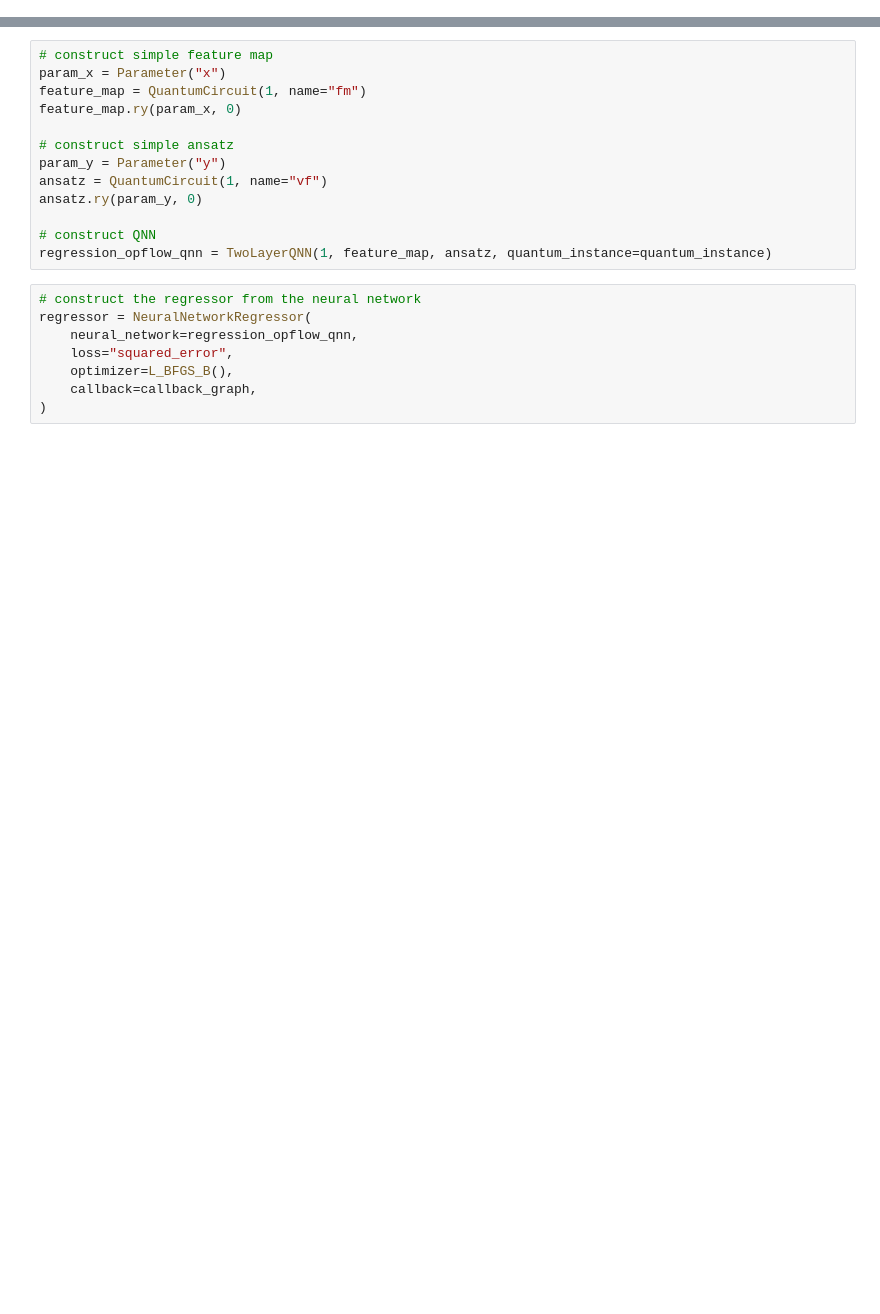
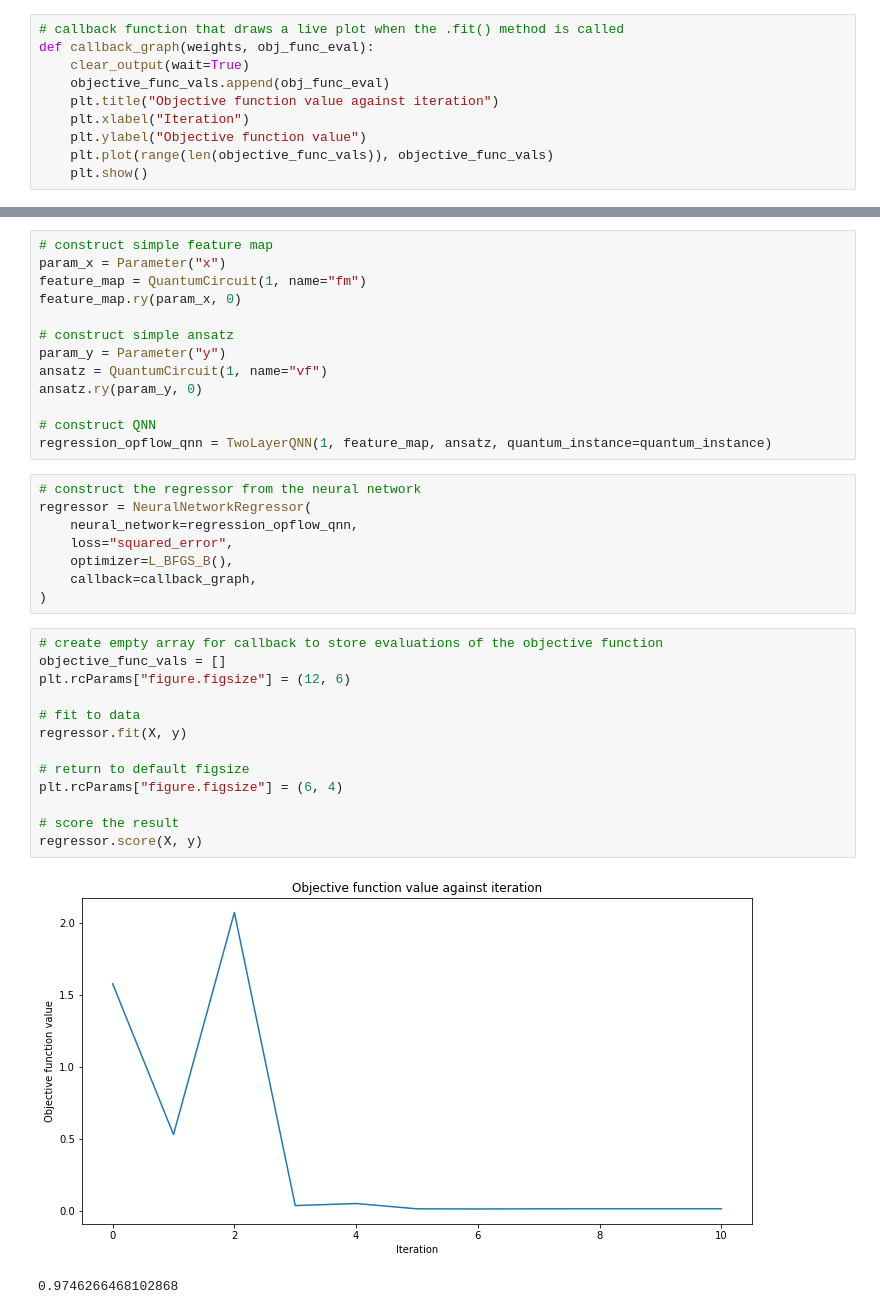
Before and after one commit to RodrigoMoOr/ApplaudoStudios-ADC-2022-QuantumML, a Jupyter notebook: Quantum/regression.ipynb, the cells around one changed output, grey strips where cells are left out. Drawn from its saved outputs; the diff is of its cells as text; blank space fills up the shorter version.

```diff
--- a/Quantum/regression.ipynb
+++ b/Quantum/regression.ipynb
@@ -24,5 +23,15 @@ algorithm_globals.random_seed = seed
 # %%
 quantum_instance = QuantumInstance(Aer.get_backend("aer_simulator"), shots=1024)
+# %%
+# callback function that draws a live plot when the .fit() method is called
+def callback_graph(weights, obj_func_eval):
+    clear_output(wait=True)
+    objective_func_vals.append(obj_func_eval)
+    plt.title("Objective function value against iteration")
+    plt.xlabel("Iteration")
+    plt.ylabel("Objective function value")
+    plt.plot(range(len(objective_func_vals)), objective_func_vals)
+    plt.show()
 # %%
 num_samples = 20
 eps = 0.2
@@ -59,3 +68,19 @@ regressor = NeuralNetworkRegressor(
     optimizer=L_BFGS_B(),
     callback=callback_graph,
 )
+# %%
+# create empty array for callback to store evaluations of the objective function
+objective_func_vals = []
+plt.rcParams["figure.figsize"] = (12, 6)
+
+# fit to data
+regressor.fit(X, y)
+
+# return to default figsize
+plt.rcParams["figure.figsize"] = (6, 4)
+
+# score the result
+regressor.score(X, y)
+# %% [output]
+[figure, added]
+0.9746266468102868
```
Also changed, not shown: parts of 3 cells of this notebook, 2 other files.
